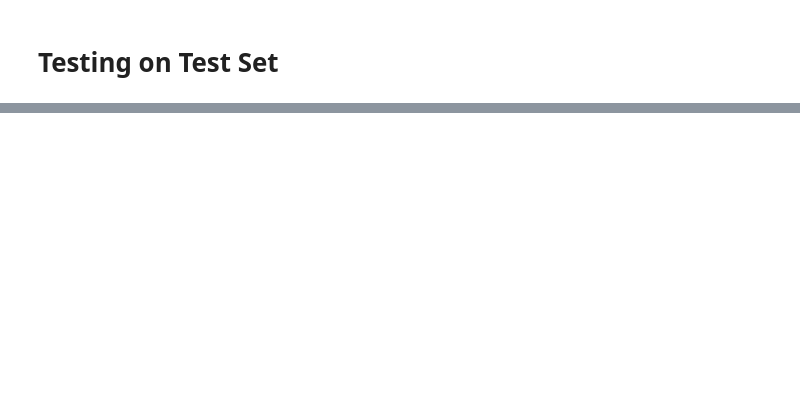
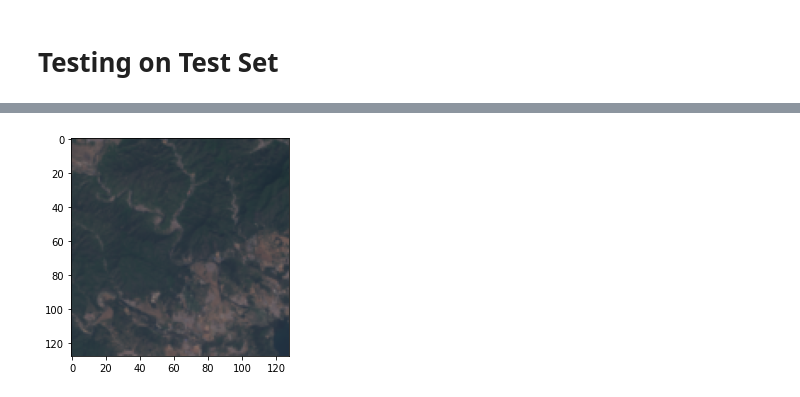
Before and after one commit to kylechanpols/sid, a Jupyter notebook: v2/fit_monitor.ipynb, the cells around one changed output, grey strips where cells are left out. Drawn from its saved outputs; the diff is of its cells as text; code cells hidden in the pictures; blank space fills up the shorter version.

```diff
--- a/v2/fit_monitor.ipynb
+++ b/v2/fit_monitor.ipynb
@@ -77,0 +125,6 @@ print(f"{mod_name} Test Performance: {loss}")
+# %%
+
+plt.imshow(feat_mbatch [12,:,:,:3])
+plt.show()
+# %% [output]
+[figure, added]
```
Also changed, not shown: parts of 19 cells of this notebook, 9 other files.
